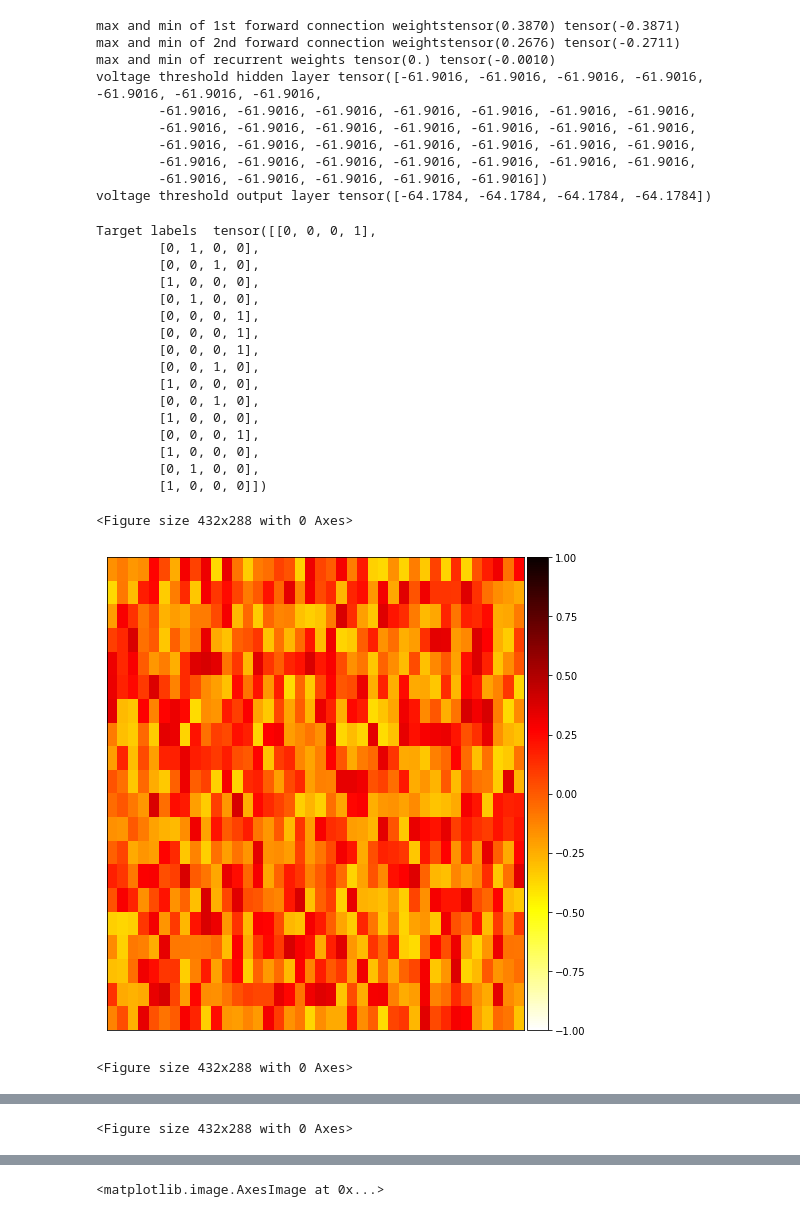
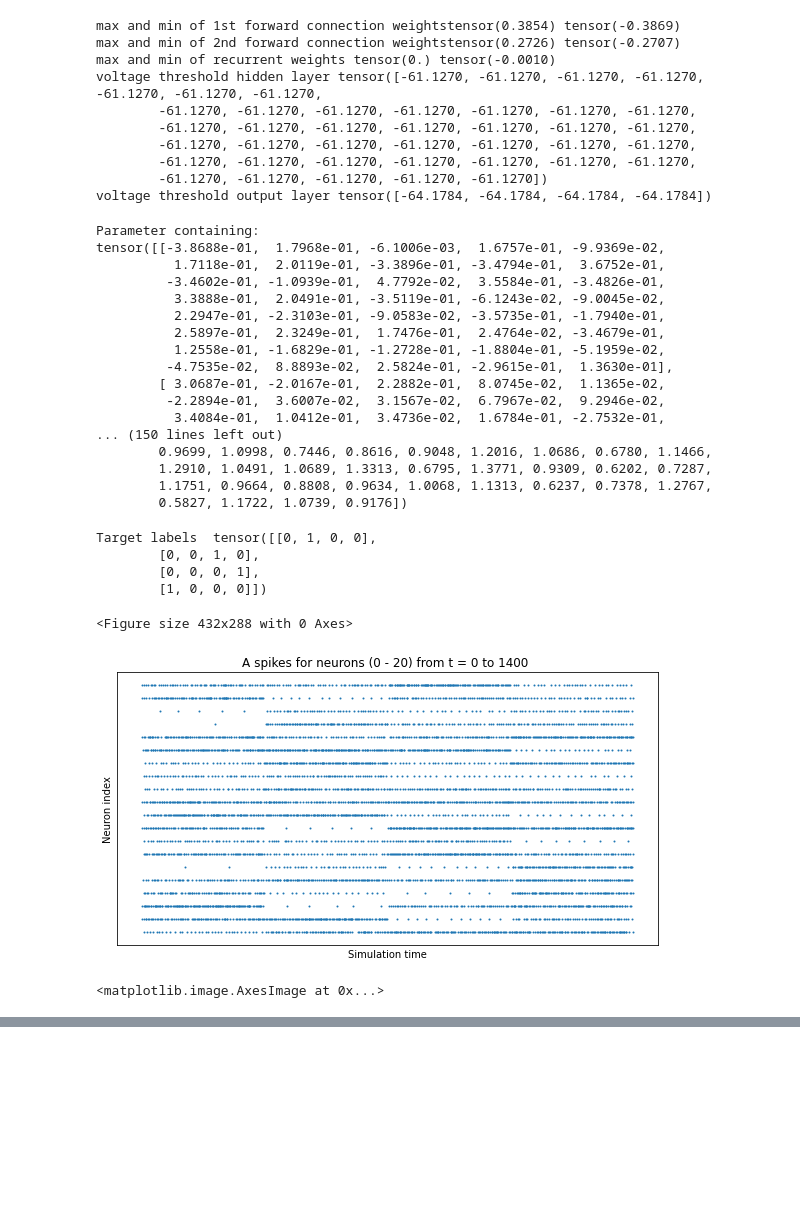
Before and after one commit to aravsi77/spiking_neural_network_thesis, a Jupyter notebook: test_bindsnet_simulation.ipynb, the cells around one changed output, grey strips where cells are left out. Saved outputs shown, nothing was run; the diff lists cells and outputs as text; code cells hidden in the pictures; blank space fills up the shorter version.

Commit message:
fix the input spike, now it is different for each training sample

```diff
--- a/test_bindsnet_simulation.ipynb
+++ b/test_bindsnet_simulation.ipynb
@@ -213,15 +215,15 @@ def update_params(net,etaw,etath,di_out,di_hid,a_out,a_hid,x_out,x_hid):
     vth[0].add_(d_thid)
 # %%
 #simulation time
-time = 500 #in millisecond
-batch = 16 #batch size
+time = 350 #in millisecond
+batch = 4 #batch size
 decay_time = 150 #wait till the membrane voltage to decay
 #other parameters according Lee et.al(2016)
-alpha = [8 ,3]
+alpha = [10 ,3]
 beta  = 10
 lamda = 0.002
 rho   = 0.0001
-eta_w  = 0.0002        #learning rate for synaptic weight
+eta_w  = 0.002        #learning rate for synaptic weight
 eta_th = 0.1 * eta_w  #learning rate for voltage threshold
 T_ref = 1               #refractory period
 t_mp  = 20            #decay time
@@ -357,61 +359,79 @@ print("max and min of recurrent weights "+str(torch.max(k1))+" "+str(torch.min(k
 print("voltage threshold hidden layer",vth1)
 print("voltage threshold output layer",vth2)
 # %% [output]
-max and min of 1st forward connection weightstensor(0.3870) tensor(-0.3871)
-max and min of 2nd forward connection weightstensor(0.2676) tensor(-0.2711)
+max and min of 1st forward connection weightstensor(0.3854) tensor(-0.3869)
+max and min of 2nd forward connection weightstensor(0.2726) tensor(-0.2707)
 max and min of recurrent weights tensor(0.) tensor(-0.0010)
-voltage threshold hidden layer tensor([-61.9016, -61.9016, -61.9016, -61.9016, -61.9016, -61.9016, -61.9016,
-        -61.9016, -61.9016, -61.9016, -61.9016, -61.9016, -61.9016, -61.9016,
-        -61.9016, -61.9016, -61.9016, -61.9016, -61.9016, -61.9016, -61.9016,
-        -61.9016, -61.9016, -61.9016, -61.9016, -61.9016, -61.9016, -61.9016,
-        -61.9016, -61.9016, -61.9016, -61.9016, -61.9016, -61.9016, -61.9016,
-        -61.9016, -61.9016, -61.9016, -61.9016, -61.9016])
+voltage threshold hidden layer tensor([-61.1270, -61.1270, -61.1270, -61.1270, -61.1270, -61.1270, -61.1270,
+        -61.1270, -61.1270, -61.1270, -61.1270, -61.1270, -61.1270, -61.1270,
+        -61.1270, -61.1270, -61.1270, -61.1270, -61.1270, -61.1270, -61.1270,
+        -61.1270, -61.1270, -61.1270, -61.1270, -61.1270, -61.1270, -61.1270,
+        -61.1270, -61.1270, -61.1270, -61.1270, -61.1270, -61.1270, -61.1270,
+        -61.1270, -61.1270, -61.1270, -61.1270, -61.1270])
 voltage threshold output layer tensor([-64.1784, -64.1784, -64.1784, -64.1784])
+# %%
+#check wheter or not the weigths satisfy the equation 11
+print(forward_connection1.w)
+print(torch.sum(torch.pow((forward_connection1.w),2),dim=0))
+# %% [output]
+Parameter containing:
+tensor([[-3.8688e-01,  1.7968e-01, -6.1006e-03,  1.6757e-01, -9.9369e-02,
+          1.7118e-01,  2.0119e-01, -3.3896e-01, -3.4794e-01,  3.6752e-01,
+         -3.4602e-01, -1.0939e-01,  4.7792e-02,  3.5584e-01, -3.4826e-01,
+          3.3888e-01,  2.0491e-01, -3.5119e-01, -6.1243e-02, -9.0045e-02,
+          2.2947e-01, -2.3103e-01, -9.0583e-02, -3.5735e-01, -1.7940e-01,
+          2.5897e-01,  2.3249e-01,  1.7476e-01,  2.4764e-02, -3.4679e-01,
+          1.2558e-01, -1.6829e-01, -1.2728e-01, -1.8804e-01, -5.1959e-02,
+         -4.7535e-02,  8.8893e-02,  2.5824e-01, -2.9615e-01,  1.3630e-01],
+        [ 3.0687e-01, -2.0167e-01,  2.2882e-01,  8.0745e-02,  1.1365e-02,
+         -2.2894e-01,  3.6007e-02,  3.1567e-02,  6.7967e-02,  9.2946e-02,
+          3.4084e-01,  1.0412e-01,  3.4736e-02,  1.6784e-01, -2.7532e-01,
+... (150 lines left out)
+        0.9699, 1.0998, 0.7446, 0.8616, 0.9048, 1.2016, 1.0686, 0.6780, 1.1466,
+        1.2910, 1.0491, 1.0689, 1.3313, 0.6795, 1.3771, 0.9309, 0.6202, 0.7287,
+        1.1751, 0.9664, 0.8808, 0.9634, 1.0068, 1.1313, 0.6237, 0.7378, 1.2767,
+        0.5827, 1.1722, 1.0739, 0.9176])
 # %%
 #create input spike data, where each spike is distributed according bernoulli
 #input_data = torch.bernoulli(0.1 * torch.ones(time, source_layer.n)).byte()
 #inputs = {"A":input_data}
+
+#input_rates = spike_rate * torch.rand(source_layer.n)  # Generate random Poisson rates for N input neurons.
+#input_data= encoding.poisson(datum=input_rates, time=time * batch)  # Encode input as time ms Poisson spike trains.
+#inputs = {"A":input_data}
+
 spike_rate = 350 #maximum spike rate in hz
+input_data = torch.zeros(time * batch , nodes[0])
+for j in range(batch):
+    input_rates = spike_rate * torch.rand(source_layer.n)
+    input_data[j*time:(j*time)+time,:]= encoding.poisson(datum=input_rates, time=time)
 
-input_rates = spike_rate * torch.rand(source_layer.n)  # Generate random Poisson rates for N input neurons.
-input_data= encoding.poisson(datum=input_rates, time=time * batch)  # Encode input as time ms Poisson spike trains.
 inputs = {"A":input_data}
+
 
 vary = torch.randint(low=0,high=target_layer.n,size=[batch])
 if batch == 1:
     y = torch.tensor([0, 1, 0, 0],dtype=torch.uint8) #target label
 else:
     y = torch.nn.functional.one_hot(vary)
 
 print("Target labels ",y)
 
 #plot the input train spike
 
 plt.ioff()
 plt.figure()
 plot_spikes(inputs)
 plt.show()
 plt.figure()
 plot_weights(forward_connection1.w,wmin=-1,figsize=[7,7])
 plt.figure()
 plot_weights(forward_connection2.w,wmin=-1,figsize=[7,7])
 # %% [output]
-Target labels  tensor([[0, 0, 0, 1],
-        [0, 1, 0, 0],
+Target labels  tensor([[0, 1, 0, 0],
         [0, 0, 1, 0],
-        [1, 0, 0, 0],
-        [0, 1, 0, 0],
         [0, 0, 0, 1],
-        [0, 0, 0, 1],
-        [0, 0, 0, 1],
-        [0, 0, 1, 0],
-        [1, 0, 0, 0],
-        [0, 0, 1, 0],
-        [1, 0, 0, 0],
-        [0, 0, 0, 1],
-        [1, 0, 0, 0],
-        [0, 1, 0, 0],
         [1, 0, 0, 0]])
 <Figure size 432x288 with 0 Axes>
-[figure, old version]
+[figure, new version]
-<Figure size 432x288 with 0 Axes>
+<matplotlib.image.AxesImage at 0x...>
@@ -419 +437,0 @@ Target labels  tensor([[0, 0, 0, 1],
-<Figure size 432x288 with 0 Axes>
@@ -421,4 +438,3 @@ Target labels  tensor([[0, 0, 0, 1],
-<matplotlib.image.AxesImage at 0x...>
 # %%
 #begin the training procedure
 
```
Also changed, not shown: parts of 12 cells of this notebook.
